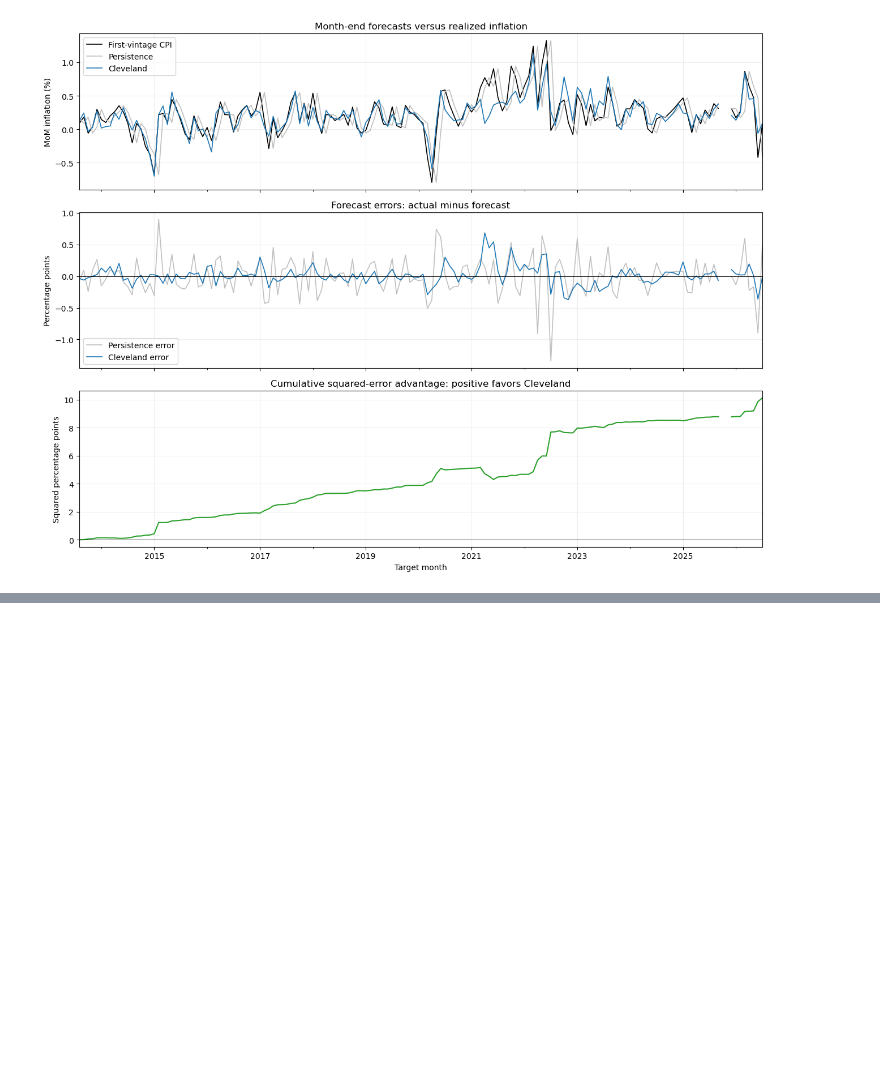
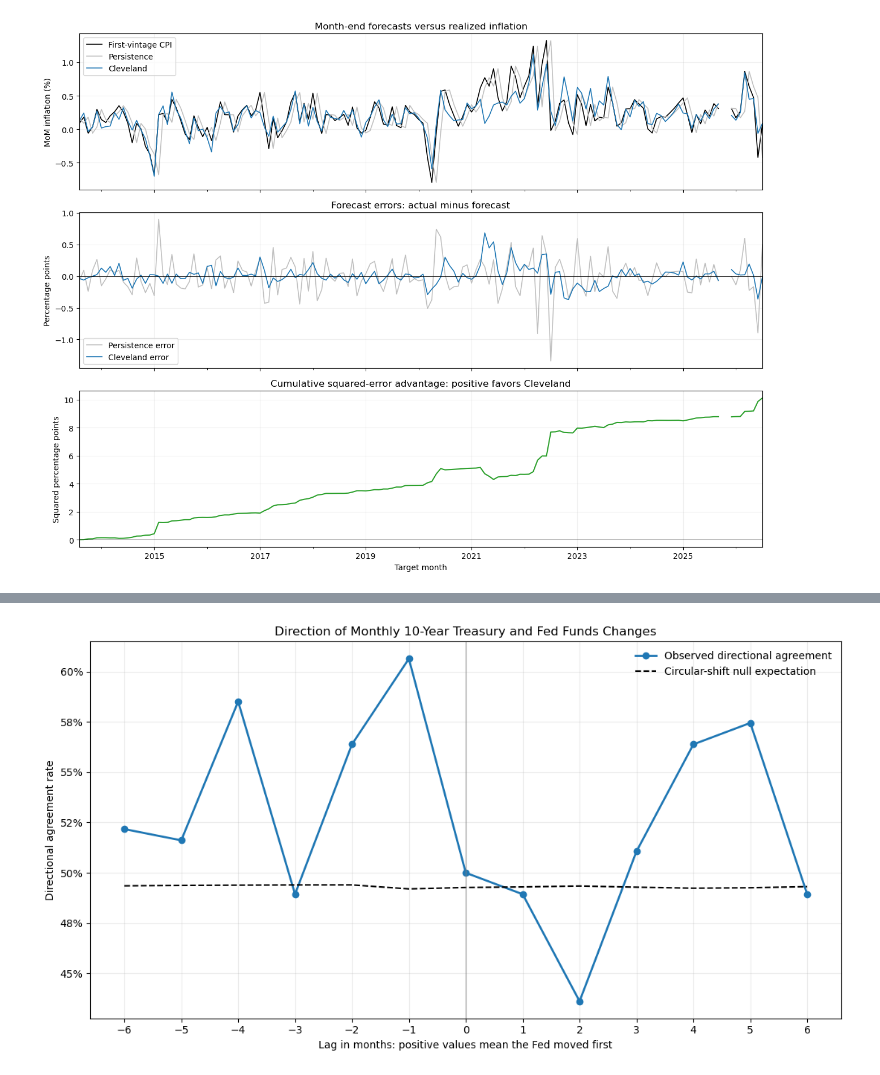
Before and after one commit to Yzc20060417/Systematic-Equities, a Jupyter notebook: EDA.ipynb, the cells around one changed output, grey strips where cells are left out. Drawn from its saved outputs; the diff is of its cells as text; code cells hidden in the pictures; blank space fills up the shorter version.

```diff
--- a/EDA.ipynb
+++ b/EDA.ipynb
@@ -3365,0 +3675,47 @@ plt.show()
+# %%
+# Visualize whether the strongest association occurs before or after
+# the Fed funds movement.
+
+fig, ax = plt.subplots(figsize=(11, 6))
+
+ax.plot(
+    direction_results.index,
+    direction_results["agreement_rate"],
+    marker="o",
+    linewidth=2,
+    label="Observed directional agreement",
+)
+
+ax.plot(
+    direction_results.index,
+    direction_results["null_agreement"],
+    linestyle="--",
+    color="black",
+    label="Circular-shift null expectation",
+)
+
+ax.axvline(
+    0,
+    color="grey",
+    linewidth=1,
+    alpha=0.7,
+)
+
+ax.set_title(
+    "Direction of Monthly 10-Year Treasury and Fed Funds Changes"
+)
+ax.set_xlabel(
+    "Lag in months: positive values mean the Fed moved first"
+)
+ax.set_ylabel("Directional agreement rate")
+ax.set_xticks(list(LAGS))
+ax.yaxis.set_major_formatter(
+    lambda value, position: f"{value:.0%}"
+)
+ax.grid(alpha=0.25)
+ax.legend(frameon=False)
+
+plt.tight_layout()
+plt.show()
+# %% [output]
+[figure, added]
```
Also changed, not shown: parts of 11 cells of this notebook.
